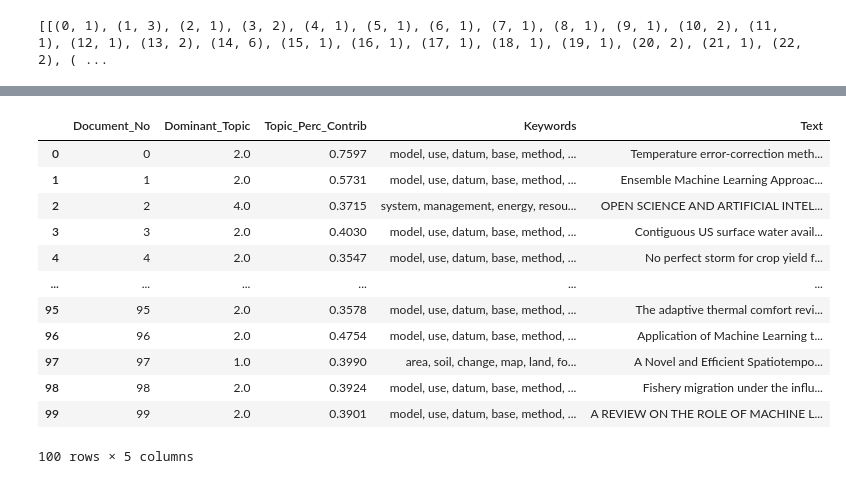
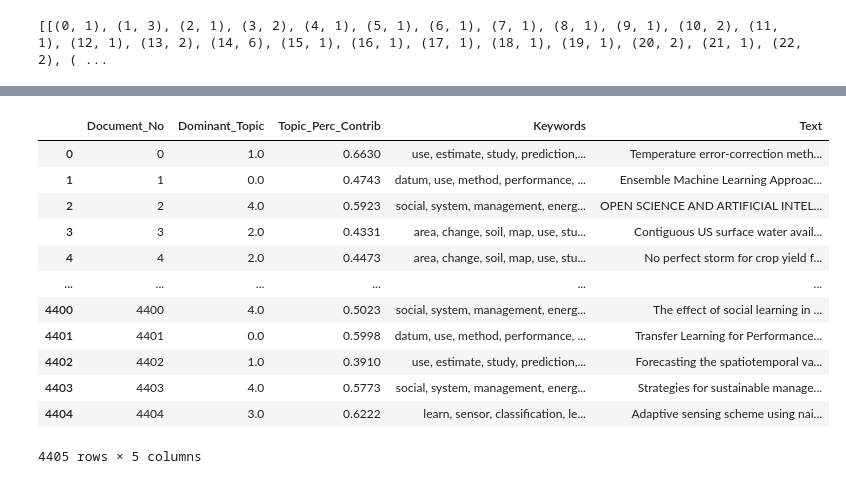
Before and after one commit to KnuxV/projet_transdisciplinaire, a Jupyter notebook: LDA.ipynb, the cells around one changed output, grey strips where cells are left out. Saved outputs shown, nothing was run; the diff lists cells and outputs as text; code cells hidden in the pictures.

```diff
--- a/LDA.ipynb
+++ b/LDA.ipynb
@@ -74,7 +56,7 @@ print(trigram_mod[bigram_mod[data_words[0]]])
 # NLTK Stop words
 from nltk.corpus import stopwords
 stop_words = stopwords.words('english')
-stop_words.extend(['from', 'subject', 're', 'edu', 'use'])
+stop_words.extend(['from', 'subject', 're', 'edu', 'use', 'model', 'Use', 'Base', 'base', 'USE', 'system', 'model', 'uses', 'Model', 'models'])
 # %%
 # Define functions for stopwords, bigrams, trigrams and lemmatization
 def remove_stopwords(texts):
@@ -293,9 +218,0 @@ model_list, coherence_values = compute_coherence_values(dictionary=id2word, corp
-# %%
-# Show graph
-limit=40; start=2; step=6;
-x = range(start, limit, step)
-plt.plot(x, coherence_values)
-plt.xlabel("Num Topics")
-plt.ylabel("Coherence score")
-plt.legend(("coherence_values"), loc='best')
-plt.show()
@@ -355,57 +259,49 @@ pprint(optimal_model.print_topics(num_words=10))
 def format_topics_sentences(ldamodel=lda_model, corpus=corpus, texts=data):
     # Init output
     sent_topics_df = pd.DataFrame()
 
     # Get main topic in each document
     for i, row in enumerate(ldamodel[corpus]):
         row = list(row)[0]
         row = sorted(row, key=lambda x: x[1], reverse=True)
         # Get the Dominant topic, Perc Contribution and Keywords for each document
         for j, (topic_num, prop_topic) in enumerate(row):
             if j == 0:  # => dominant topic
                 wp = ldamodel.show_topic(topic_num)
                 topic_keywords = ", ".join([word for word, prop in wp])
                 sent_topics_df = sent_topics_df.append(pd.Series([int(topic_num), round(prop_topic,4), topic_keywords]), ignore_index=True)
             else:
                 break
     sent_topics_df.columns = ['Dominant_Topic', 'Perc_Contribution', 'Topic_Keywords']
 
     # Add original text to the end of the output
     contents = pd.Series(texts)
     sent_topics_df = pd.concat([sent_topics_df, contents], axis=1)
     return(sent_topics_df)
 
-opt_mod = gensim.models.ldamodel.LdaModel(corpus=corpus,
-                                   id2word=id2word,
-                                   num_topics=8,
-                                   random_state=100,
-                                   update_every=1,
-                                   chunksize=100,
-                                   passes=10,
-                                   alpha='auto',
-                                   per_word_topics=True)
-df_topic_sents_keywords = format_topics_sentences(ldamodel=opt_mod, corpus=corpus, texts=data)
+
+df_topic_sents_keywords = format_topics_sentences(ldamodel=lda_model, corpus=corpus, texts=data)
 
 # Format
 df_dominant_topic = df_topic_sents_keywords.reset_index()
 df_dominant_topic.columns = ['Document_No', 'Dominant_Topic', 'Topic_Perc_Contrib', 'Keywords', 'Text']
 
-# Show
-df_dominant_topic.head(100)
+
+df_dominant_topic
 # %% [output]
 |  | Document_No | Dominant_Topic | Topic_Perc_Contrib | Keywords | Text |
-| 0 | 0 | 2.0 | 0.7597 | model, use, datum, base, method, ... | Temperature error-correction meth... |
-| 1 | 1 | 2.0 | 0.5731 | model, use, datum, base, method, ... | Ensemble Machine Learning Approac... |
-| 2 | 2 | 4.0 | 0.3715 | system, management, energy, resou... | OPEN SCIENCE AND ARTIFICIAL INTEL... |
-| 3 | 3 | 2.0 | 0.4030 | model, use, datum, base, method, ... | Contiguous US surface water avail... |
-| 4 | 4 | 2.0 | 0.3547 | model, use, datum, base, method, ... | No perfect storm for crop yield f... |
+| 0 | 0 | 1.0 | 0.6630 | use, estimate, study, prediction,... | Temperature error-correction meth... |
+| 1 | 1 | 0.0 | 0.4743 | datum, use, method, performance, ... | Ensemble Machine Learning Approac... |
+| 2 | 2 | 4.0 | 0.5923 | social, system, management, energ... | OPEN SCIENCE AND ARTIFICIAL INTEL... |
+| 3 | 3 | 2.0 | 0.4331 | area, change, soil, map, use, stu... | Contiguous US surface water avail... |
+| 4 | 4 | 2.0 | 0.4473 | area, change, soil, map, use, stu... | No perfect storm for crop yield f... |
 | ... | ... | ... | ... | ... | ... |
-| 95 | 95 | 2.0 | 0.3578 | model, use, datum, base, method, ... | The adaptive thermal comfort revi... |
-| 96 | 96 | 2.0 | 0.4754 | model, use, datum, base, method, ... | Application of Machine Learning t... |
-| 97 | 97 | 1.0 | 0.3990 | area, soil, change, map, land, fo... | A Novel and Efficient Spatiotempo... |
-| 98 | 98 | 2.0 | 0.3924 | model, use, datum, base, method, ... | Fishery migration under the influ... |
-| 99 | 99 | 2.0 | 0.3901 | model, use, datum, base, method, ... | A REVIEW ON THE ROLE OF MACHINE L... |
+| 4400 | 4400 | 4.0 | 0.5023 | social, system, management, energ... | The effect of social learning in ... |
+| 4401 | 4401 | 0.0 | 0.5998 | datum, use, method, performance, ... | Transfer Learning for Performance... |
+| 4402 | 4402 | 1.0 | 0.3910 | use, estimate, study, prediction,... | Forecasting the spatiotemporal va... |
+| 4403 | 4403 | 4.0 | 0.5773 | social, system, management, energ... | Strategies for sustainable manage... |
+| 4404 | 4404 | 3.0 | 0.6222 | learn, sensor, classification, le... | Adaptive sensing scheme using nai... |
-100 rows × 5 columns
+4405 rows × 5 columns
 # %%
 # Group top 5 sentences under each topic
 sent_topics_sorted = pd.DataFrame()
```
Also changed, not shown: parts of 24 cells of this notebook, 11 other files.
